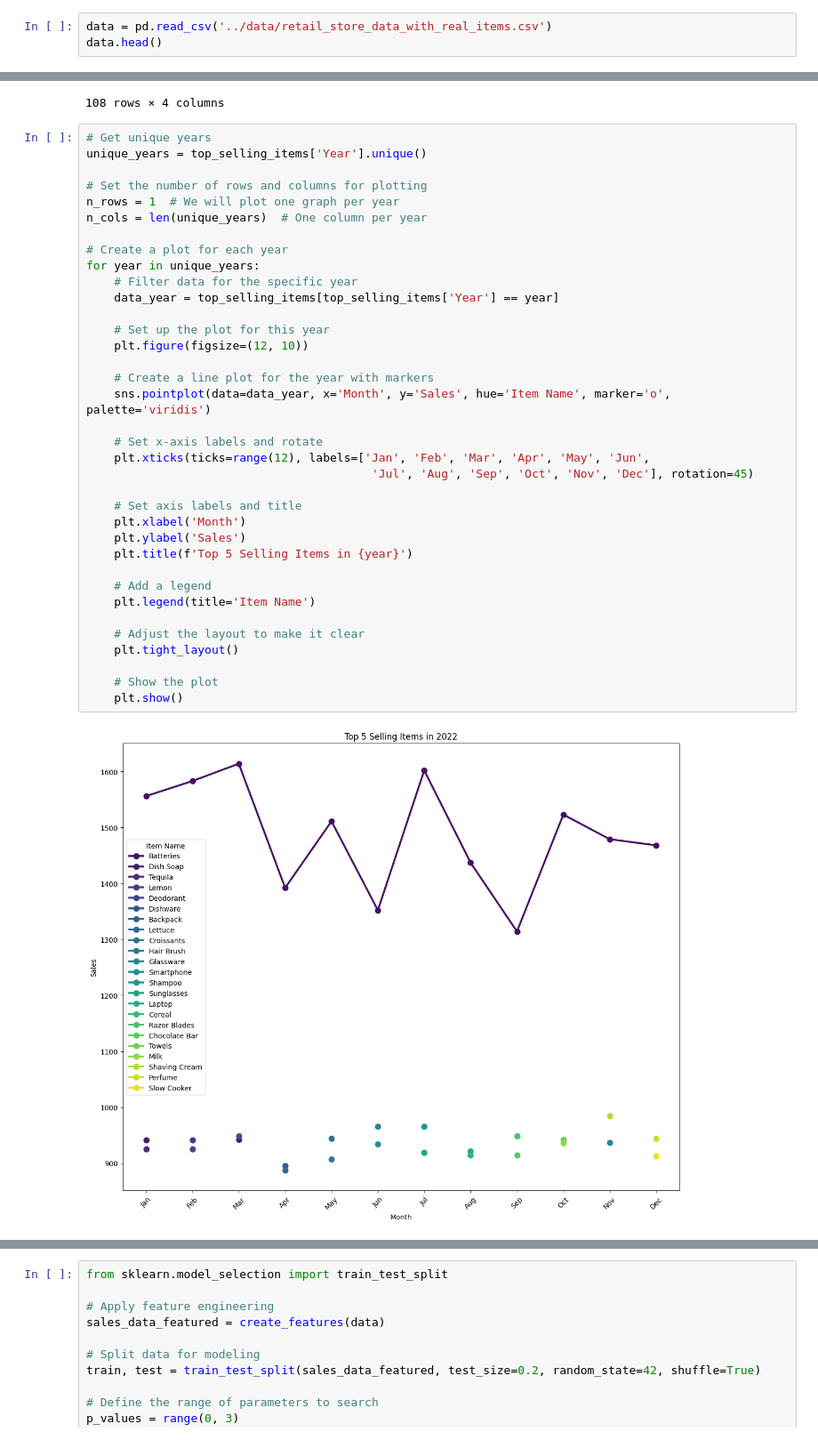
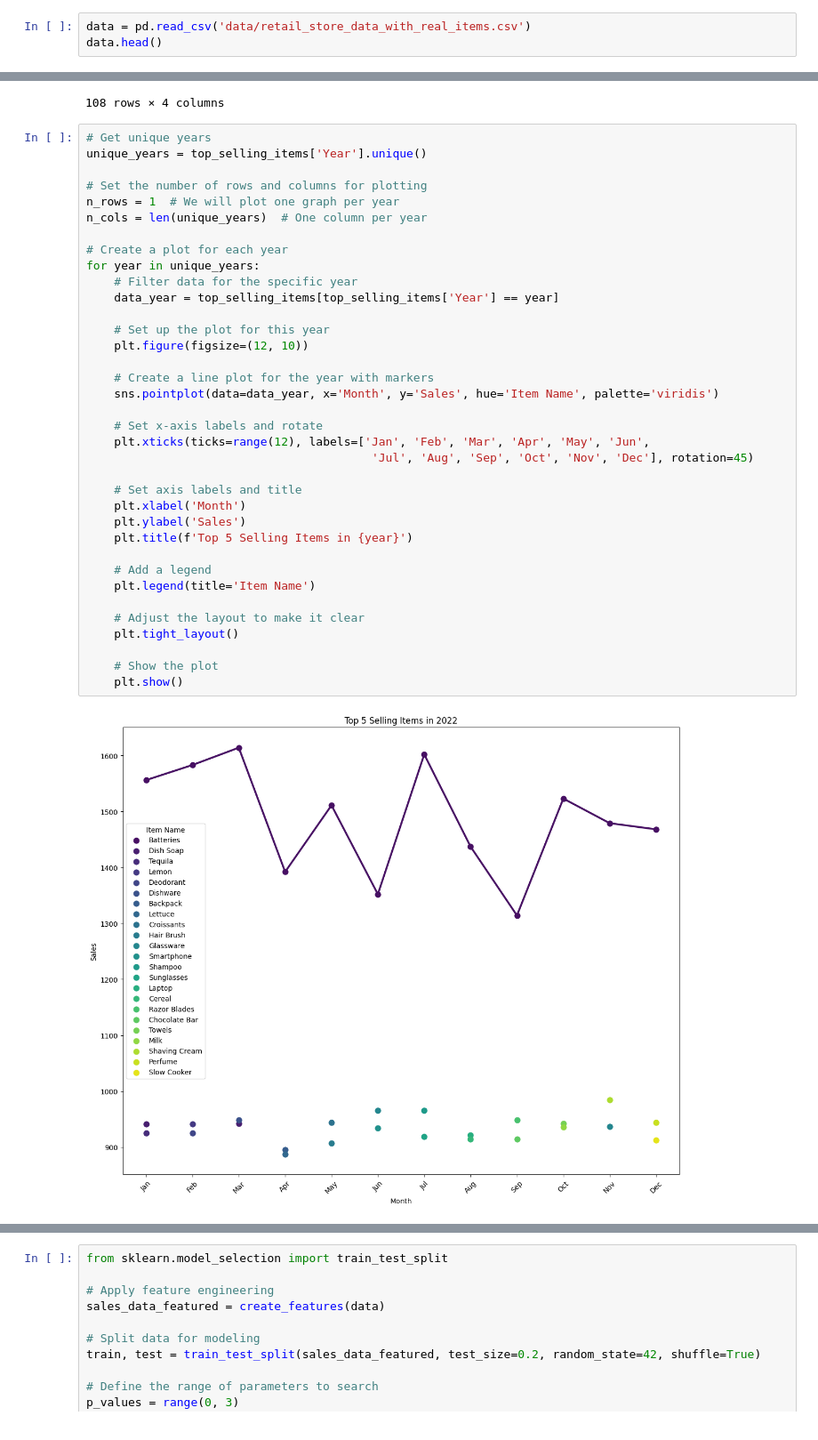
Before and after one commit to Rojal123245/Sales_micro, a Jupyter notebook: model.ipynb, the cells around one changed output, grey strips where cells are left out. Shown at 89% size. Saved outputs shown, nothing was run; the diff lists cells and outputs as text.

```diff
--- a/model.ipynb
+++ b/model.ipynb
@@ -6,7 +6,7 @@ import seaborn as sns
 from statsmodels.tsa.stattools import adfuller
 from statsmodels.tsa.arima.model import ARIMA
 # %%
-data = pd.read_csv('../data/retail_store_data_with_real_items.csv')
+data = pd.read_csv('data/retail_store_data_with_real_items.csv')
 data.head()
 # %% [output]
 |  | Date | Day | Item Name | Price | In Stock | Total Stock | Sales | Stock Left | Revenue |
@@ -293,32 +293,32 @@ n_rows = 1  # We will plot one graph per year
 n_cols = len(unique_years)  # One column per year
 
 # Create a plot for each year
 for year in unique_years:
     # Filter data for the specific year
     data_year = top_selling_items[top_selling_items['Year'] == year]
 
     # Set up the plot for this year
     plt.figure(figsize=(12, 10))
 
     # Create a line plot for the year with markers
-    sns.pointplot(data=data_year, x='Month', y='Sales', hue='Item Name', marker='o', palette='viridis')
+    sns.pointplot(data=data_year, x='Month', y='Sales', hue='Item Name', palette='viridis')
 
     # Set x-axis labels and rotate
     plt.xticks(ticks=range(12), labels=['Jan', 'Feb', 'Mar', 'Apr', 'May', 'Jun',
                                          'Jul', 'Aug', 'Sep', 'Oct', 'Nov', 'Dec'], rotation=45)
 
     # Set axis labels and title
     plt.xlabel('Month')
     plt.ylabel('Sales')
     plt.title(f'Top 5 Selling Items in {year}')
 
     # Add a legend
     plt.legend(title='Item Name')
 
     # Adjust the layout to make it clear
     plt.tight_layout()
 
     # Show the plot
     plt.show()
 # %% [output]
-[figure, old version]
+[figure, new version]
```
Also changed, not shown: parts of 14 cells of this notebook, 6 other files.
